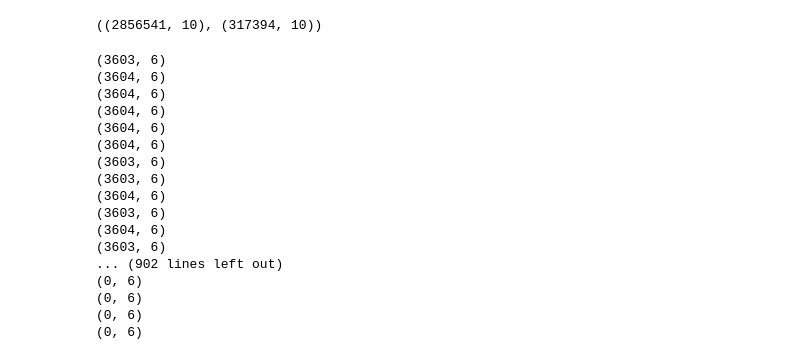
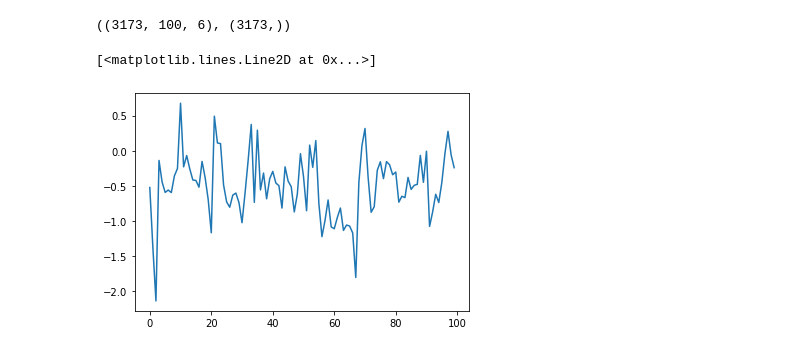
Before and after one commit to rayed-therap/human-activity-recognition-smartwartch, a Jupyter notebook: har.ipynb, the cells around one changed output. Saved outputs shown, nothing was run; the diff lists cells and outputs as text; code cells hidden in the pictures.

```diff
--- a/har.ipynb
+++ b/har.ipynb
@@ -27,34 +100,11 @@ train_df, test_df = train_test_split(har_df, train_size = .9, random_state=42, s
+# %%
+X_test, y_test = prepare_dataset(test_df)
 # %%
-train_df.shape, test_df.shape
+X_test.shape, y_test.shape
 # %% [output]
-((2856541, 10), (317394, 10))
+((3173, 100, 6), (3173,))
-# %%
-import itertools
-
-def prepare_dataset(df):
-    labels = har_df.label.unique()
-    subjects = har_df.subject_id.unique()
-
-    for subject, label in itertools.product(subjects, labels):
-        features = df.query(f'subject_id == {subject} and label == {label}')[['accel_x', 'accel_y', 'accel_z', 'gyro_x', 'gyro_y', 'gyro_z']]
-        print(features.shape)
-
-prepare_dataset(train_df)
-# %% [output]
-(3603, 6)
-(3604, 6)
-(3604, 6)
-(3604, 6)
-(3604, 6)
-(3604, 6)
-(3603, 6)
-(3603, 6)
-(3604, 6)
-(3603, 6)
-(3604, 6)
-(3603, 6)
-... (902 lines left out)
-(0, 6)
-(0, 6)
-(0, 6)
-(0, 6)
+# %%
+plt.plot(range(0, len(X_test[100, :1080, 0])), X_test[100, :1080, 0])
+# %% [output]
+[<matplotlib.lines.Line2D at 0x...>]
+[figure, added]
```
Also changed, not shown: parts of 8 cells of this notebook.
